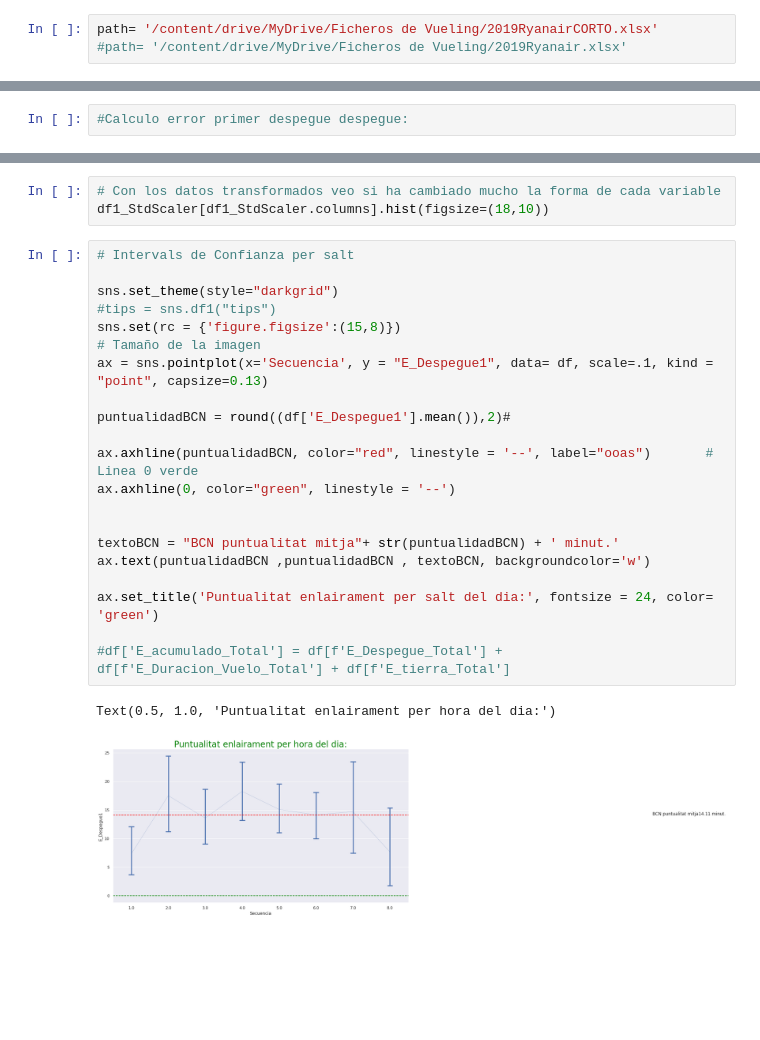
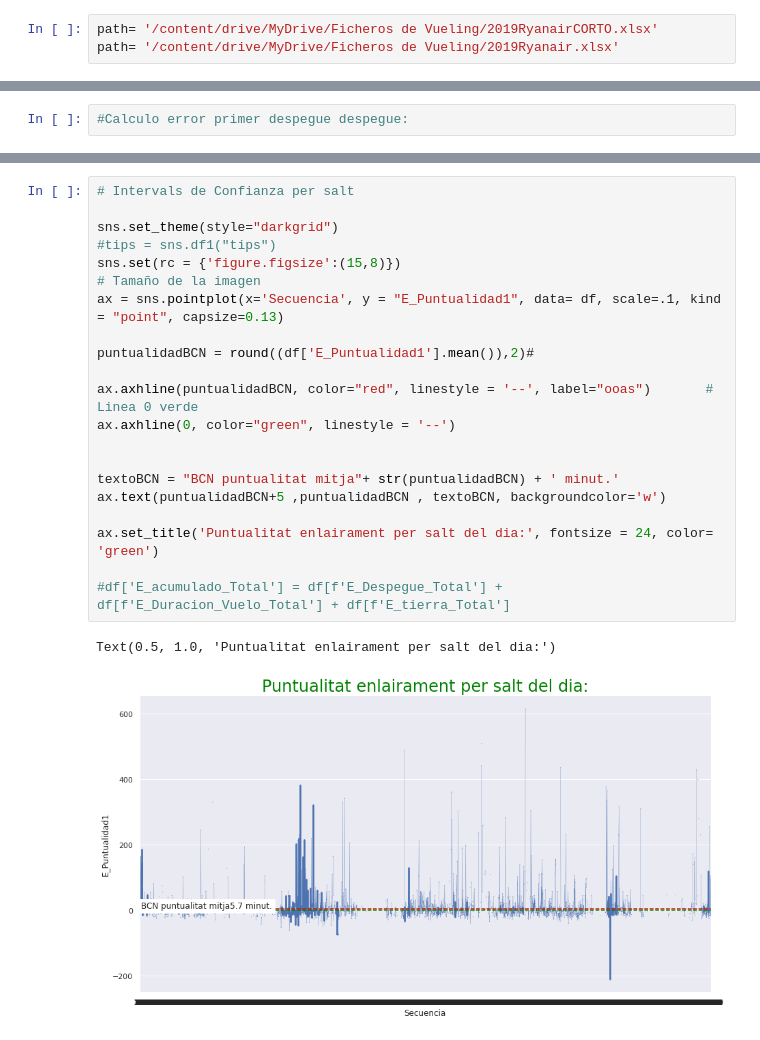
Before and after one commit to JMML2021/Entrega-projecte-final, a Jupyter notebook: Calculo_Ryainair2019ipynb.ipynb, the cells around one changed output, grey strips where cells are left out. Saved outputs shown, nothing was run; the diff lists cells and outputs as text; blank space fills up the shorter version.

```diff
--- a/Calculo_Ryainair2019ipynb.ipynb
+++ b/Calculo_Ryainair2019ipynb.ipynb
@@ -20,7 +20,7 @@ from datetime import timedelta
 import matplotlib.pyplot as plt
 # %%
 path= '/content/drive/MyDrive/Ficheros de Vueling/2019RyanairCORTO.xlsx'
-#path= '/content/drive/MyDrive/Ficheros de Vueling/2019Ryanair.xlsx'
+path= '/content/drive/MyDrive/Ficheros de Vueling/2019Ryanair.xlsx'
 # %%
 # Abrir fichero de Github.
 
@@ -308,27 +342,24 @@ p.set_xlabel("Error (minuts)", fontsize = 20)
-# %%
-# Con los datos transformados veo si ha cambiado mucho la forma de cada variable
-df1_StdScaler[df1_StdScaler.columns].hist(figsize=(18,10))
 # %%
 # Intervals de Confianza per salt
 
 sns.set_theme(style="darkgrid")
 #tips = sns.df1("tips")
 sns.set(rc = {'figure.figsize':(15,8)})
 # Tamaño de la imagen
-ax = sns.pointplot(x='Secuencia', y = "E_Despegue1", data= df, scale=.1, kind = "point", capsize=0.13)
+ax = sns.pointplot(x='Secuencia', y = "E_Puntualidad1", data= df, scale=.1, kind = "point", capsize=0.13)
 
-puntualidadBCN = round((df['E_Despegue1'].mean()),2)#
+puntualidadBCN = round((df['E_Puntualidad1'].mean()),2)#
 
 ax.axhline(puntualidadBCN, color="red", linestyle = '--', label="ooas")       # Linea 0 verde
 ax.axhline(0, color="green", linestyle = '--')
 
 
 textoBCN = "BCN puntualitat mitja"+ str(puntualidadBCN) + ' minut.'
-ax.text(puntualidadBCN ,puntualidadBCN , textoBCN, backgroundcolor='w')
+ax.text(puntualidadBCN+5 ,puntualidadBCN , textoBCN, backgroundcolor='w')
 
 ax.set_title('Puntualitat enlairament per salt del dia:', fontsize = 24, color= 'green')
 
 #df['E_acumulado_Total'] = df[f'E_Despegue_Total'] + df[f'E_Duracion_Vuelo_Total'] + df[f'E_tierra_Total']
 # %% [output]
-Text(0.5, 1.0, 'Puntualitat enlairament per hora del dia:')
+Text(0.5, 1.0, 'Puntualitat enlairament per salt del dia:')
-[figure, old version]
+[figure, new version]
```
Also changed, not shown: parts of 20 cells of this notebook.
